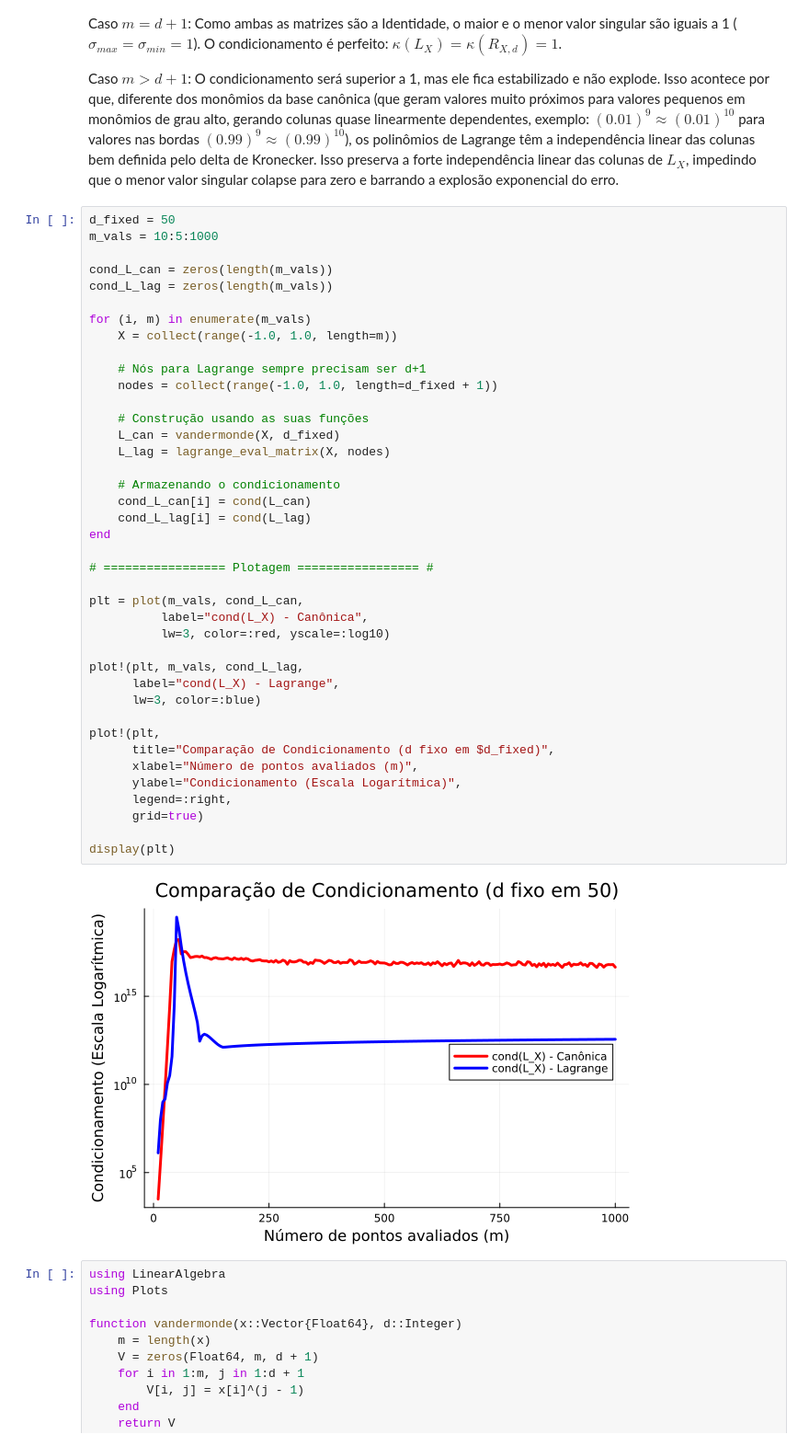
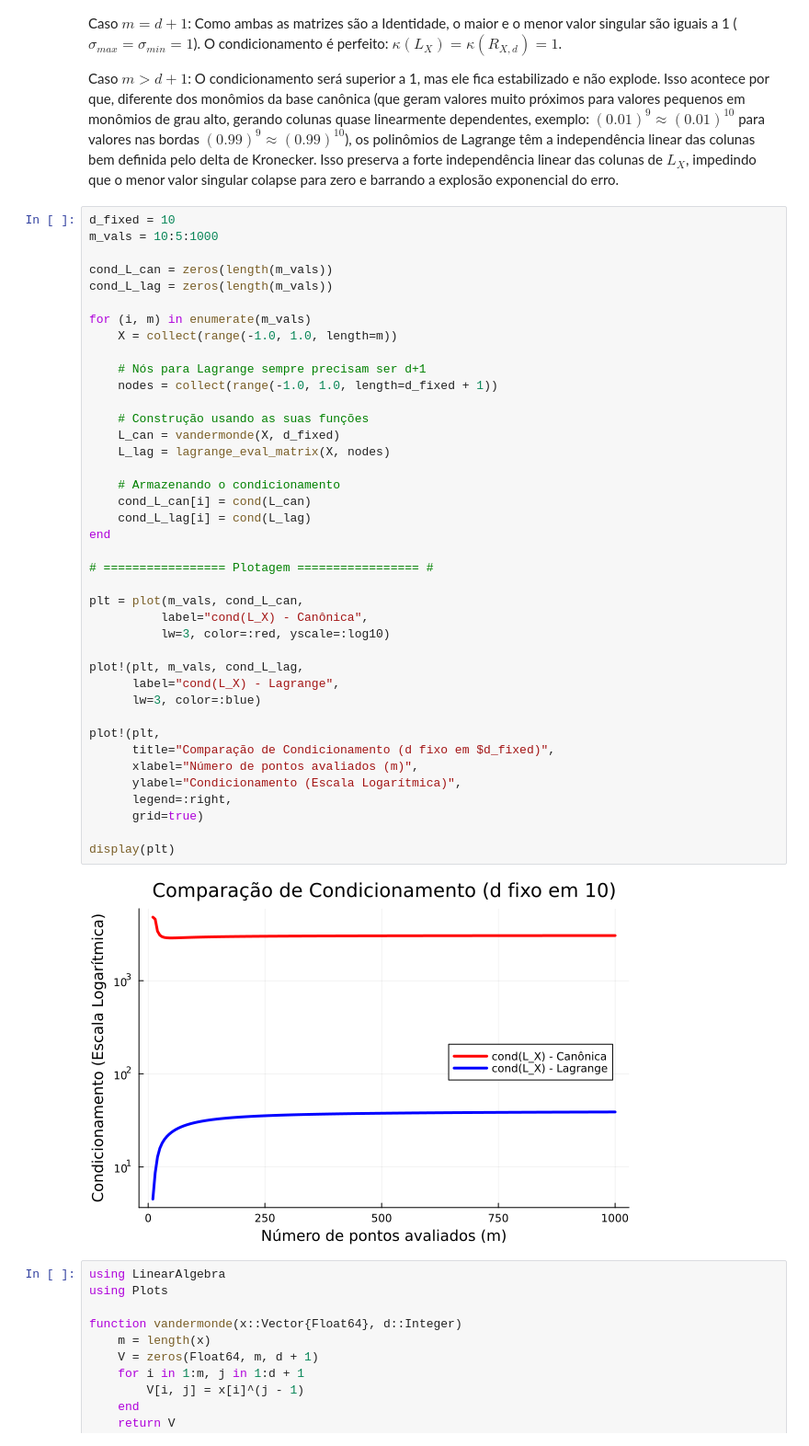
Before and after one commit to Jose-Pedro-Dresch/aln_pjt3_polinomios, a Jupyter notebook: Projeto3_julia.ipynb, the cells around one changed output. Shown at 92% size. Cells and saved outputs as stored; diff of their text form.

```diff
--- a/Projeto3_julia.ipynb
+++ b/Projeto3_julia.ipynb
@@ -253,7 +253,7 @@ Caso $m = d+1$: Como ambas as matrizes são a Identidade, o maior e o menor valo
 
 Caso $m > d+1$: O condicionamento será superior a 1, mas ele fica estabilizado e não explode. Isso acontece por que, diferente dos monômios da base canônica (que geram valores muito próximos para valores pequenos em monômios de grau alto, gerando colunas quase linearmente dependentes, exemplo: $(0.01)^9 \approx (0.01)^{10}$ para valores nas bordas $(0.99)^9 \approx (0.99)^{10}$), os polinômios de Lagrange têm a independência linear das colunas bem definida pelo delta de Kronecker. Isso preserva a forte independência linear das colunas de $L_X$, impedindo que o menor valor singular colapse para zero e barrando a explosão exponencial do erro.
 # %%
-d_fixed = 50
+d_fixed = 10
 m_vals = 10:5:1000
 
 cond_L_can = zeros(length(m_vals))
@@ -266,34 +266,34 @@ for (i, m) in enumerate(m_vals)
     nodes = collect(range(-1.0, 1.0, length=d_fixed + 1))
 
     # Construção usando as suas funções
     L_can = vandermonde(X, d_fixed)
     L_lag = lagrange_eval_matrix(X, nodes)
 
     # Armazenando o condicionamento
     cond_L_can[i] = cond(L_can)
     cond_L_lag[i] = cond(L_lag)
 end
 
 # ================= Plotagem ================= #
 
 plt = plot(m_vals, cond_L_can,
           label="cond(L_X) - Canônica",
           lw=3, color=:red, yscale=:log10)
 
 plot!(plt, m_vals, cond_L_lag,
       label="cond(L_X) - Lagrange",
       lw=3, color=:blue)
 
 plot!(plt,
       title="Comparação de Condicionamento (d fixo em $d_fixed)",
       xlabel="Número de pontos avaliados (m)",
       ylabel="Condicionamento (Escala Logarítmica)",
       legend=:right,
       grid=true)
 
 display(plt)
 # %% [output]
-[figure, old version]
+[figure, new version]
 # %%
 using LinearAlgebra
 using Plots
```
Also changed, not shown: parts of 2 cells of this notebook.
